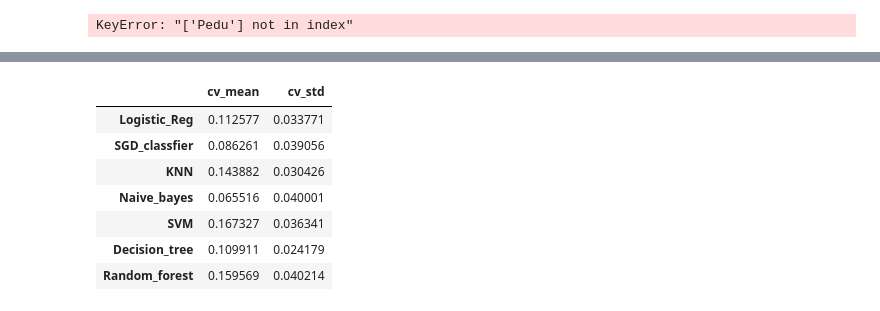
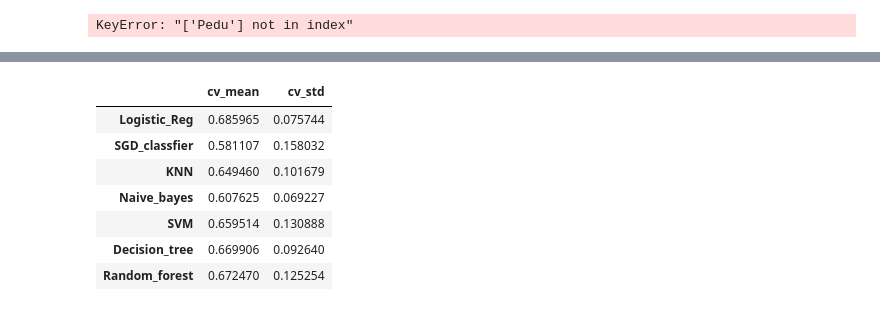
Before and after one commit to JeongChanwoo/DSC2018, a Jupyter notebook: online_test/Online_Test_student.ipynb, the cells around one changed output, grey strips where cells are left out. Saved outputs shown, nothing was run; the diff lists cells and outputs as text; code cells hidden in the pictures.

Commit message:
75% accuracy

```diff
--- a/online_test/Online_Test_student.ipynb
+++ b/online_test/Online_Test_student.ipynb
@@ -394,0 +436,13 @@ Index(['school', 'sex', 'age', 'address', 'famsize', 'Pstatus', 'Medu', 'Fedu',
+# %%
+label_encoder_column=['school', 'sex', 'address', 'famsize', 'Pstatus', 'Medu', 'Fedu',
+       'Mjob', 'Fjob', 'reason', 'guardian', 'failures',  'famrel', 'freetime', 'goout', 'Dalc',
+       'Walc', 'health', 'absences', 'G1', 'G2', 'G3']
+label_encoder_dict = {}
+for index in label_encoder_column:
+    le.fit(df_por[index])
+    df_por[index] = le.transform(df_por[index])
+
+label_binarizer_column=['schoolsup', 'famsup','activities', 'nursery',  'paid', 'higher', 'internet', 'romantic']
+for index in label_binarizer_column:
+    lb.fit(df_por[index])
+    df_por[index] = lb.transform(df_por[index])
@@ -405,4 +484,10 @@ for index in label_binarizer_column:
     lb.fit(df2.iloc[:,index])
     df2.iloc[:,index] = lb.transform(df2.iloc[:,index])
     label_encoder_dict[df2.columns[index]] = [lb, list(le.classes_)]
+# %%
+std = preprocessing.StandardScaler()
+std.fit(df2[['absences']])
+ab_scaled = std.transform(df2[['absences']])
+# %%
+df2['absences_scaled'] = ab_scaled
 # %%
@@ -457,0 +640,10 @@ y_data_all = y_data.sum(axis=1)
+# %%
+bins = [-1,3.4,9.4,13.4,15.4,17.4,20]
+group_names = [1,2,3,4,5,6]
+group_names_qual = ['Poor','Weak','Sufficient','Good','Very good','Excellent']
+bins2 = [-1,9.4,15.4,20]
+group_names2 = [1,2,3]
+bins3 = [-1,13.4,20]
+group_names3 = [1,2]
+y_data_qual_por = pd.cut(y_data['G3_por'],bins3,labels=group_names3)
+y_data_qual_mat = pd.cut(y_data['G3_mat'],bins2,labels=group_names2)
@@ -553,31 +745,31 @@ from sklearn.model_selection import cross_val_score
 from sklearn.model_selection import KFold
 from sklearn.metrics import confusion_matrix
 # %%
-kfold = KFold(n_splits=5 , random_state=22)
+kfold = KFold(n_splits=10 , random_state=22)
 average_cv = []
 accuracy = []
 std_cv=[]
 
 classifiers = ['Logistic_Reg', 'SGD_classfier', 'KNN', 'Naive_bayes', 'SVM','Decision_tree', 'Random_forest']
 models = [LogisticRegression(), SGDClassifier(), KNeighborsClassifier(n_neighbors=9),GaussianNB(),
           svm.SVC(kernel='rbf'),DecisionTreeClassifier(),RandomForestClassifier(n_estimators=100)]
 
 for model in models:
 
-    cv_result = cross_val_score(model,x_data, y_data['G3_por'], cv = kfold, scoring='accuracy')
+    cv_result = cross_val_score(model,x_data, y_data_qual_por, cv = kfold, scoring='accuracy')
     average_cv.append(cv_result.mean())
     std_cv.append(cv_result.std())
     accuracy.append(cv_result)
 
 baseline_estimate_df = pd.DataFrame({'cv_mean' : average_cv,
                                                         'cv_std' : std_cv},index = classifiers)
 baseline_estimate_df
 # %% [output]
 |  | cv_mean | cv_std |
-| Logistic_Reg | 0.112577 | 0.033771 |
-| SGD_classfier | 0.086261 | 0.039056 |
-| KNN | 0.143882 | 0.030426 |
-| Naive_bayes | 0.065516 | 0.040001 |
-| SVM | 0.167327 | 0.036341 |
-| Decision_tree | 0.109911 | 0.024179 |
-| Random_forest | 0.159569 | 0.040214 |
+| Logistic_Reg | 0.685965 | 0.075744 |
+| SGD_classfier | 0.581107 | 0.158032 |
+| KNN | 0.649460 | 0.101679 |
+| Naive_bayes | 0.607625 | 0.069227 |
+| SVM | 0.659514 | 0.130888 |
+| Decision_tree | 0.669906 | 0.092640 |
+| Random_forest | 0.672470 | 0.125254 |
```
Also changed, not shown: parts of 30 cells of this notebook, 2 other files.
